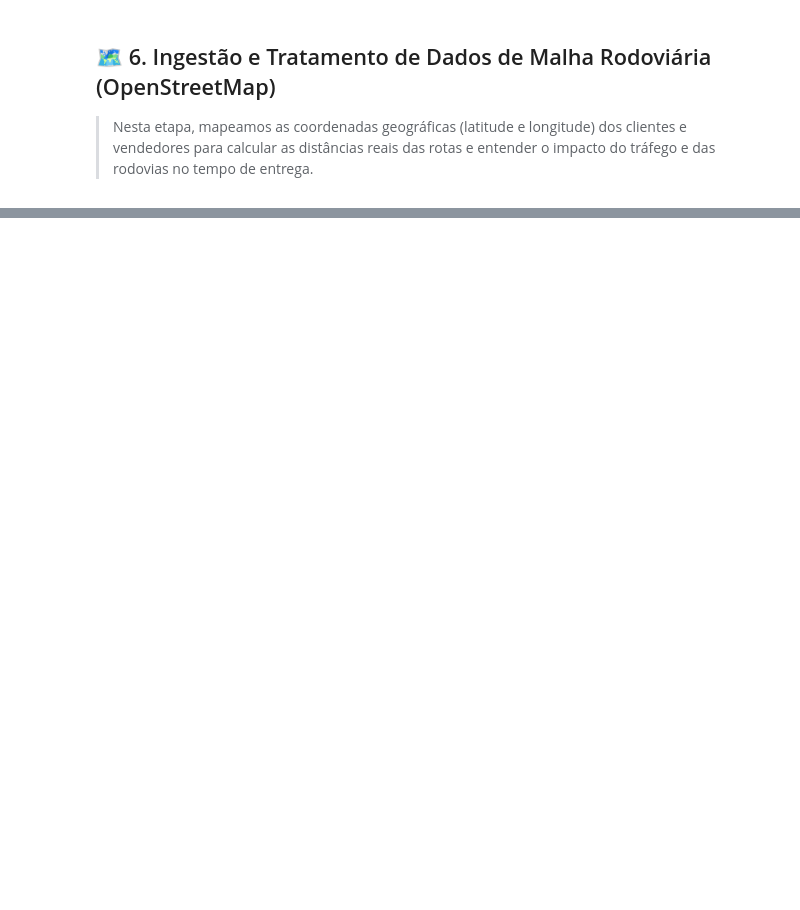
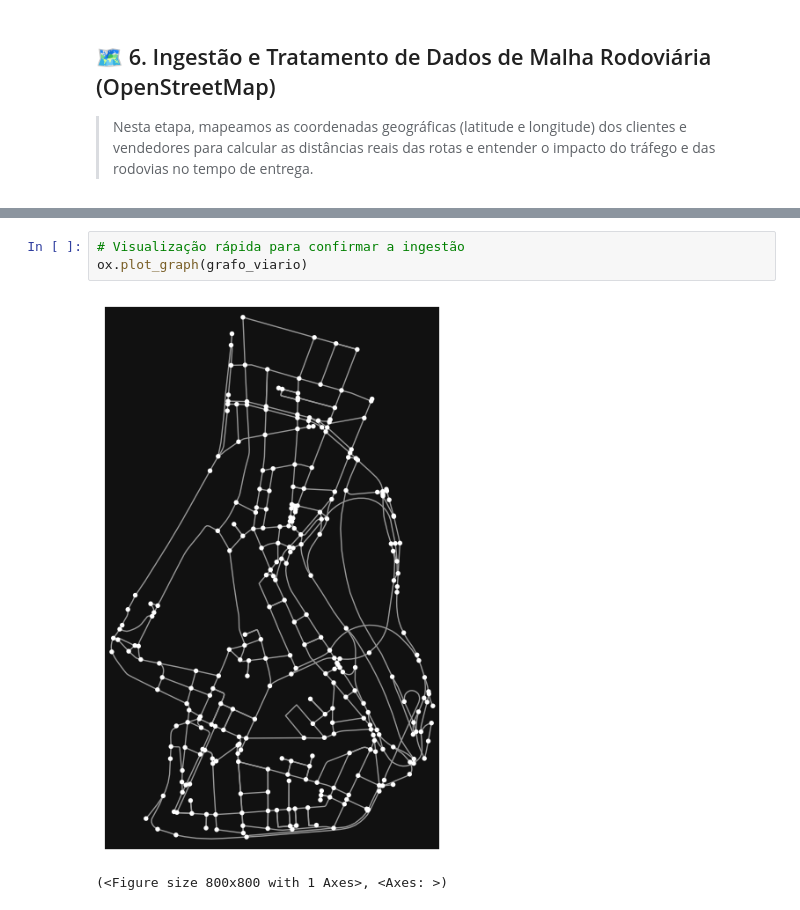
Before and after one commit to jacielefreitas63-tech/projeto-delivery-logistic, a Jupyter notebook: 1_limpeza_e_eda.ipynb, the cells around one changed output, grey strips where cells are left out. Cells and saved outputs as stored; diff of their text form; blank space fills up the shorter version.

```diff
--- a/1_limpeza_e_eda.ipynb
+++ b/1_limpeza_e_eda.ipynb
@@ -309,0 +301,6 @@ Volume do Giga Dataset Final: 41731 linhas e 18 colunas.
+# %%
+# Visualização rápida para confirmar a ingestão
+ox.plot_graph(grafo_viario)
+# %% [output]
+[figure, added]
+(<Figure size 800x800 with 1 Axes>, <Axes: >)
```
Also changed, not shown: parts of 39 cells of this notebook.
